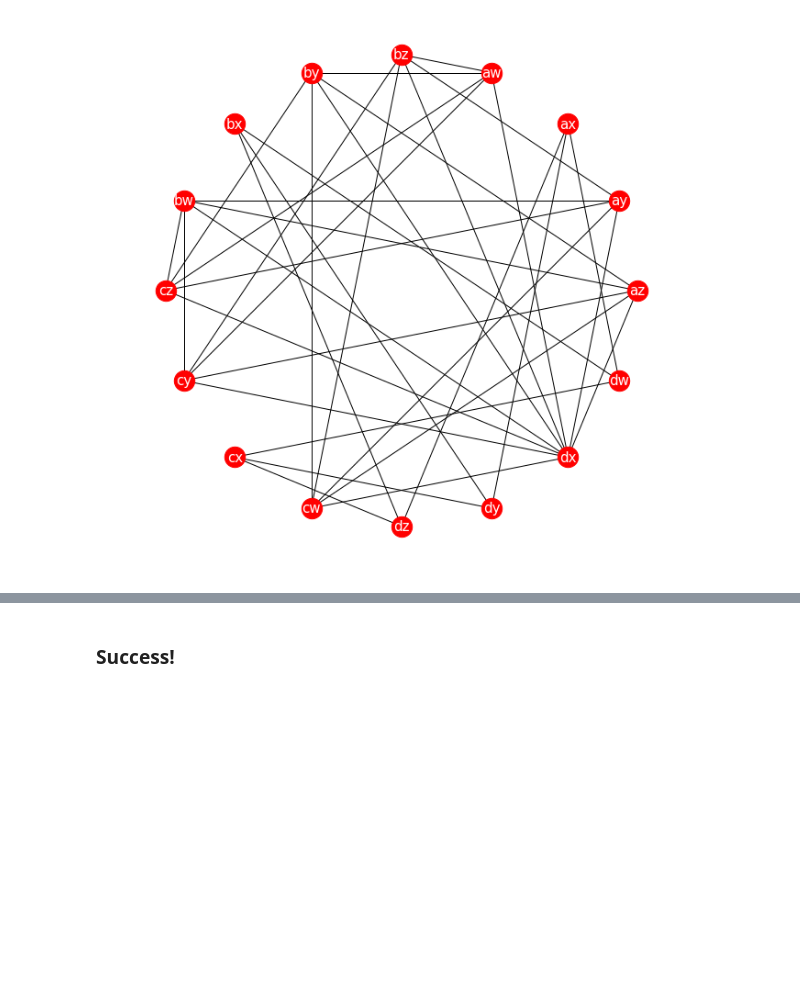
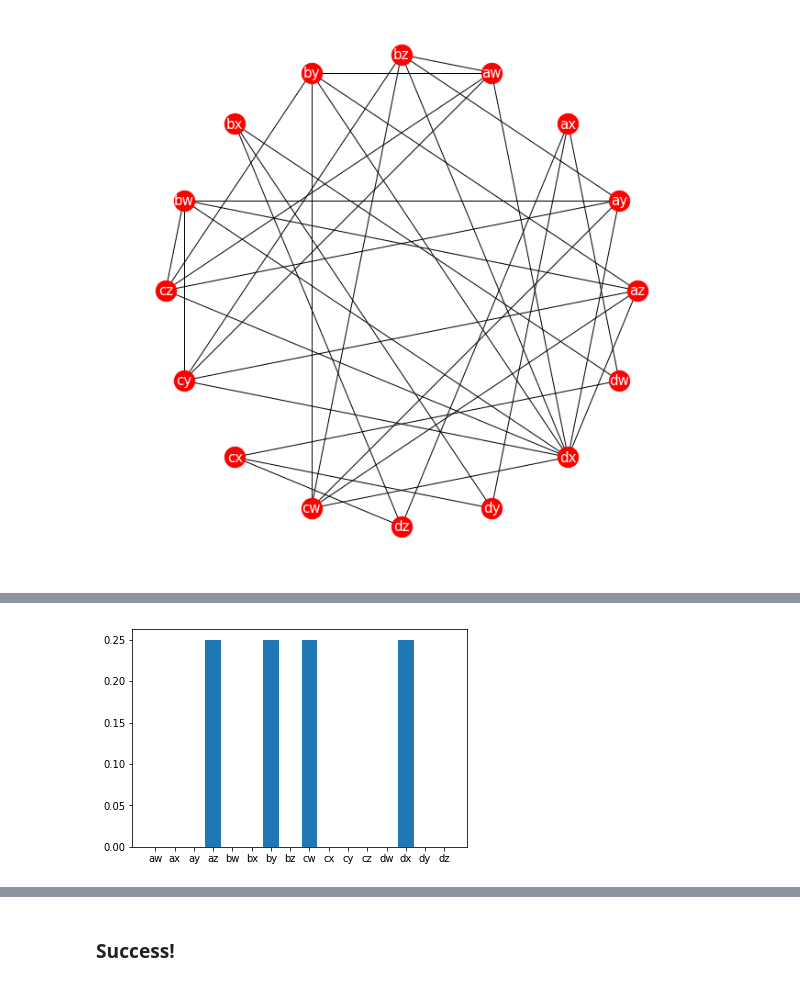
Before and after one commit to sophiaas/GraphResonators, a Jupyter notebook: graph_resonators.ipynb, the cells around one changed output, grey strips where cells are left out. Cells and saved outputs as stored; diff of their text form; code cells hidden in the pictures; blank space fills up the shorter version.

```diff
--- a/graph_resonators.ipynb
+++ b/graph_resonators.ipynb
@@ -68,5 +69,9 @@ rd.plot_resonator_dynamics(xs, AG)
 # %%
 max_clique = [list(AG.nodes())[i] for i in range(len(x)) if x[i] >= 1/len(G1) - .1/len(G1)]
+# %%
+plt.bar(AG.nodes(), x);
+# %% [output]
+[figure, added]
 # %%
 MC = AG.subgraph(max_clique)
 # %%
```
Also changed, not shown: parts of 26 cells of this notebook, 1 other file.
